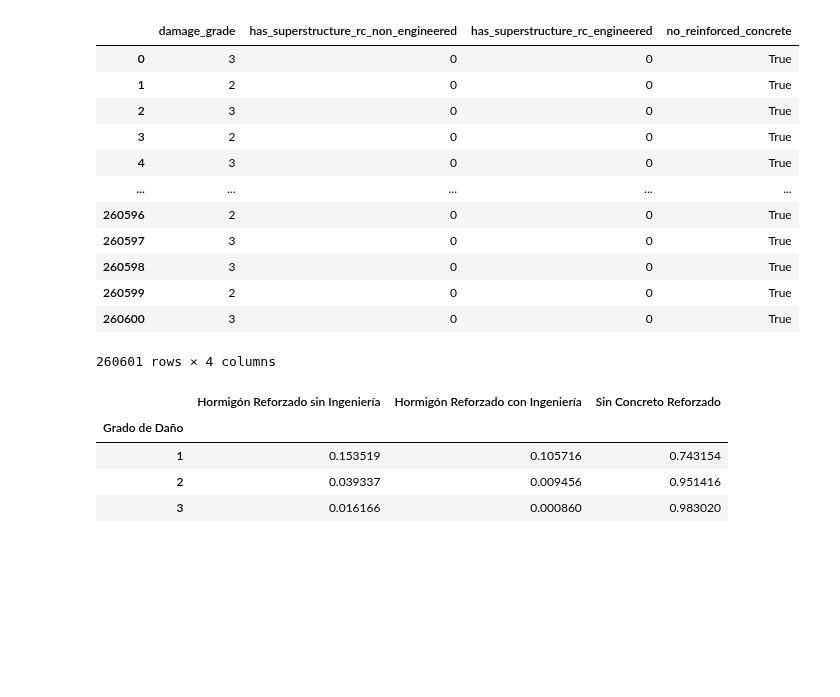
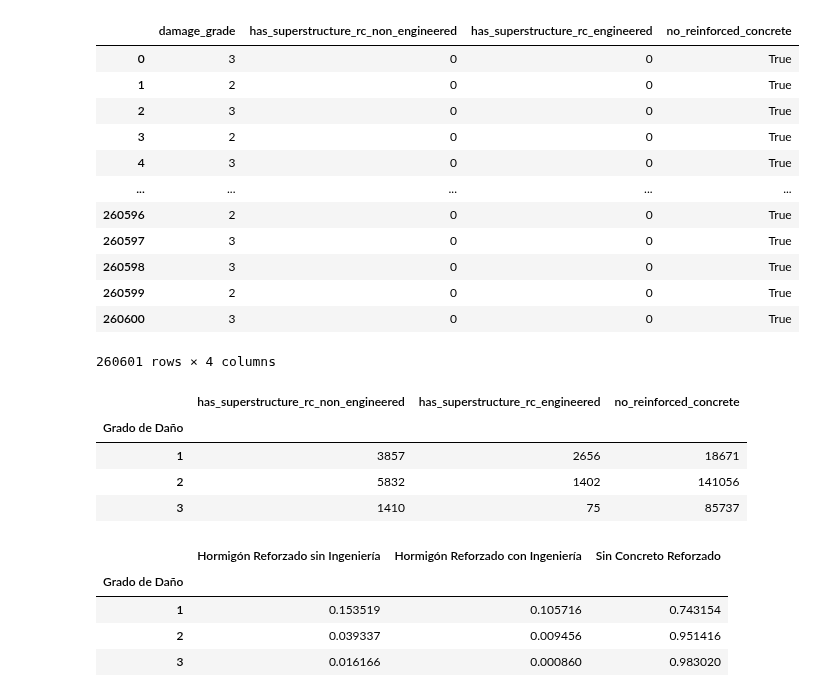
Before and after one commit to joaquinfontela/OrganizacionDeDatos-TP1, a Jupyter notebook: src/Correlations.ipynb, the cells around one changed output. Drawn from its saved outputs; the diff is of its cells as text; code cells hidden in the pictures; blank space fills up the shorter version.

```diff
--- a/src/Correlations.ipynb
+++ b/src/Correlations.ipynb
@@ -140,6 +140,15 @@ See the caveats in the documentation: https://pandas.pydata.org/pandas-docs/stab
 | 260599 | 2 | 0 | 0 | True |
 | 260600 | 3 | 0 | 0 | True |
 260601 rows × 4 columns
+# %%
+concrete_data.rename(columns = {"damage_grade": "Grado de Daño"})\
+             .groupby("Grado de Daño").agg("sum")
+# %% [output]
+|  | has_superstructure_rc_non_engineered | has_superstructure_rc_engineered | no_reinforced_concrete |
+| Grado de Daño |  |  |  |
+| 1 | 3857 | 2656 | 18671 |
+| 2 | 5832 | 1402 | 141056 |
+| 3 | 1410 | 75 | 85737 |
 # %%
 concrete_total_data = concrete_data.rename(columns = {"damage_grade": "Grado de Daño"})\
                                    .groupby("Grado de Daño").agg("mean")
```
Also changed, not shown: parts of 4 cells of this notebook, 4 other files.
